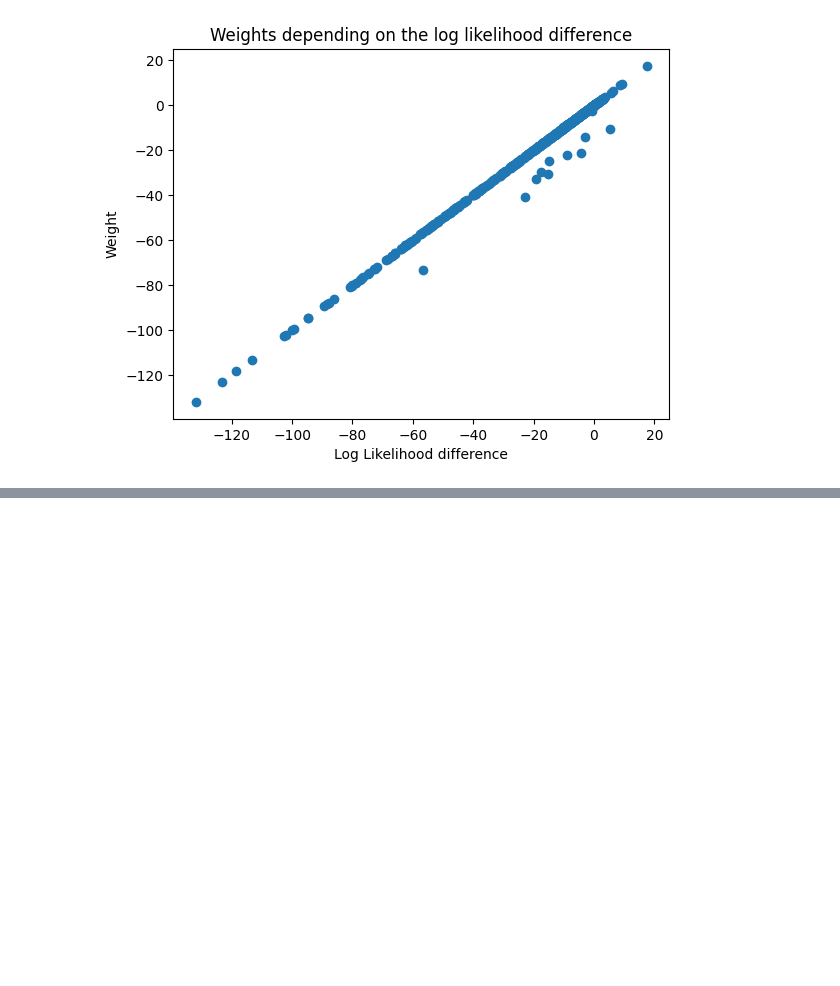
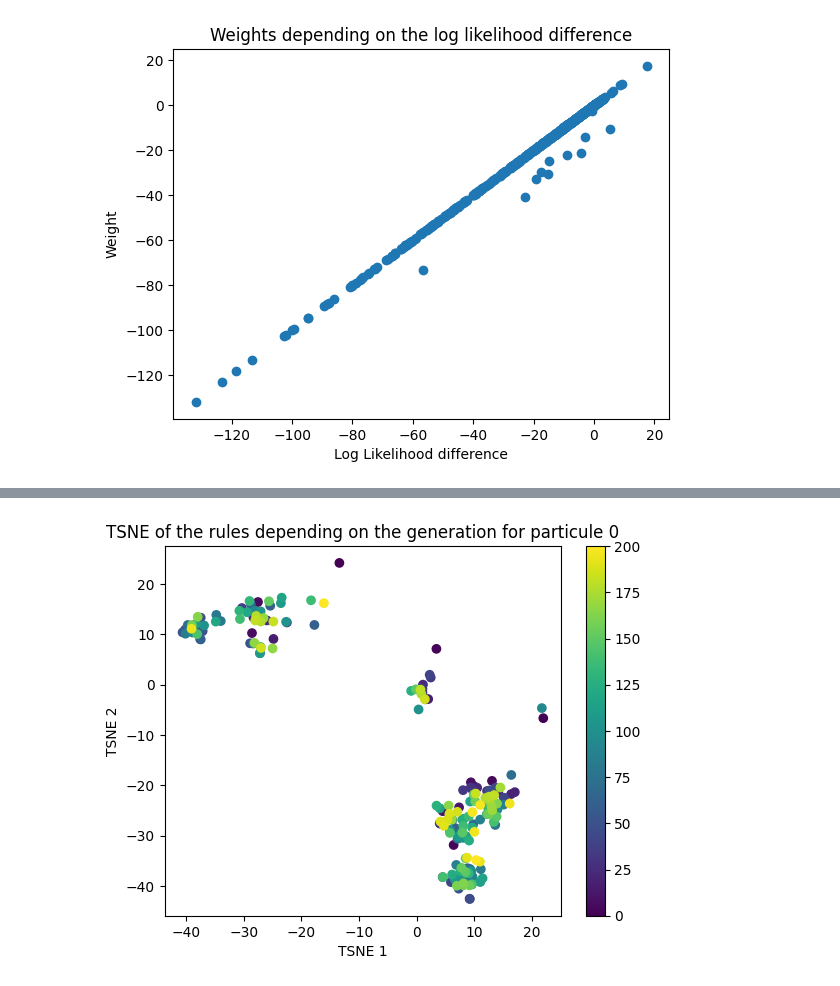
Before and after one commit to flowersteam/WorldLLM, a Jupyter notebook: comparison_MH_is.ipynb, the cells around one changed output, grey strips where cells are left out. Cells and saved outputs as stored; diff of their text form; code cells hidden in the pictures; blank space fills up the shorter version.

```diff
--- a/comparison_MH_is.ipynb
+++ b/comparison_MH_is.ipynb
@@ -203,0 +240,10 @@ Text(0.5, 1.0, 'Weights depending on the log likelihood difference')
+# %%
+plt.figure()
+plt.scatter(proj_embeddings[indices[0],0], proj_embeddings[indices[0],1], c=np.arange(len(indices[0])))
+plt.colorbar()
+plt.xlabel("TSNE 1")
+plt.ylabel("TSNE 2")
+plt.title("TSNE of the rules depending on the generation for particule 0")
+plt.show()
+# %% [output]
+[figure, added]
```
Also changed, not shown: parts of 6 cells of this notebook.
